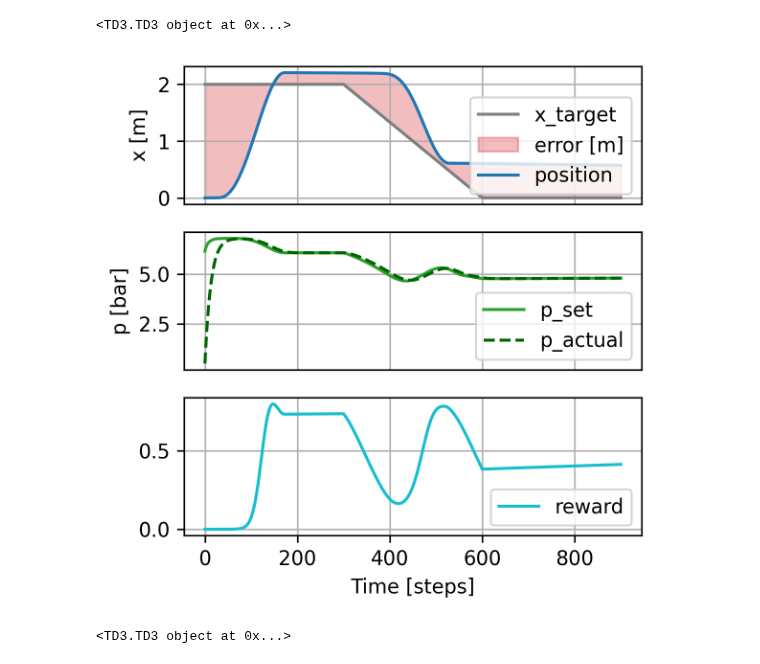
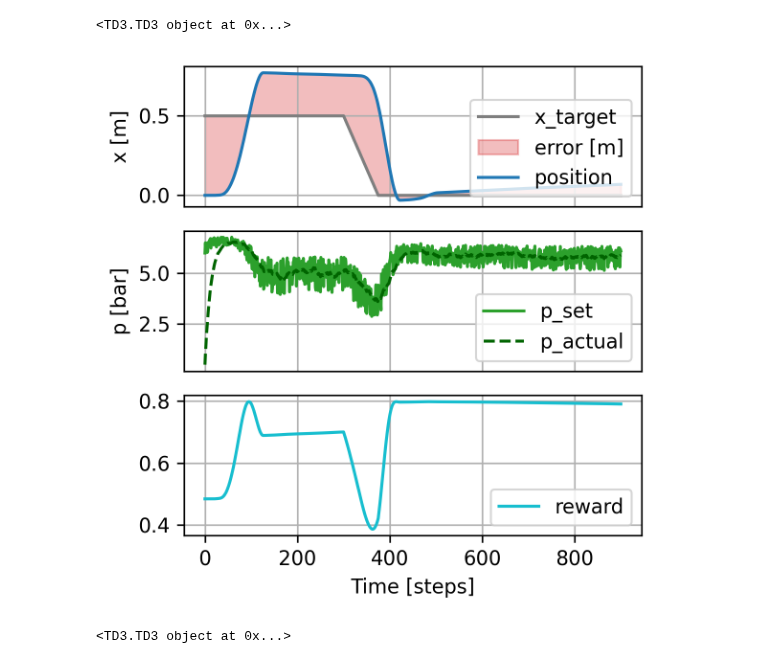
Before and after one commit to Sven-J-Steinert/Rocket-Hopper-DDPG, a Jupyter notebook: agent_benchmark.ipynb, the cells around one changed output. Saved outputs shown, nothing was run; the diff lists cells and outputs as text; code cells hidden in the pictures.

Commit message:
update: test campaign

```diff
--- a/agent_benchmark.ipynb
+++ b/agent_benchmark.ipynb
@@ -75,6 +80,9 @@ def test_random(agent,logging=False,x_target=None):
             y, reward, done, info = env.step(action)
             #print(len(y))
 
+            y[2] += random.uniform(-1,1)
+
+
             if logging:
 
                 log[0,t] = y[1] # x
@@ -111,14 +119,14 @@ def look(filename, folder):
     agent.load(filename, folder) # in same folder as this script
     print(agent)
 
-    logs = test_random(agent, logging=True, x_target = 2)
+    logs = test_random(agent, logging=True, x_target = 0.5)
     for i in range(1):
-        plot_doc(logs[i],f'img/test/{i}.png')
+        plot_doc(logs[i],f'{i}.png')
 # %%
-look('141','base')
+look('142','base')
 # %% [output]
 <TD3.TD3 object at 0x...>
-[figure, old version]
+[figure, new version]
 # %%
 look('142','base')
 # %% [output]
```
Also changed, not shown: parts of 2 cells of this notebook, 45 other files.
